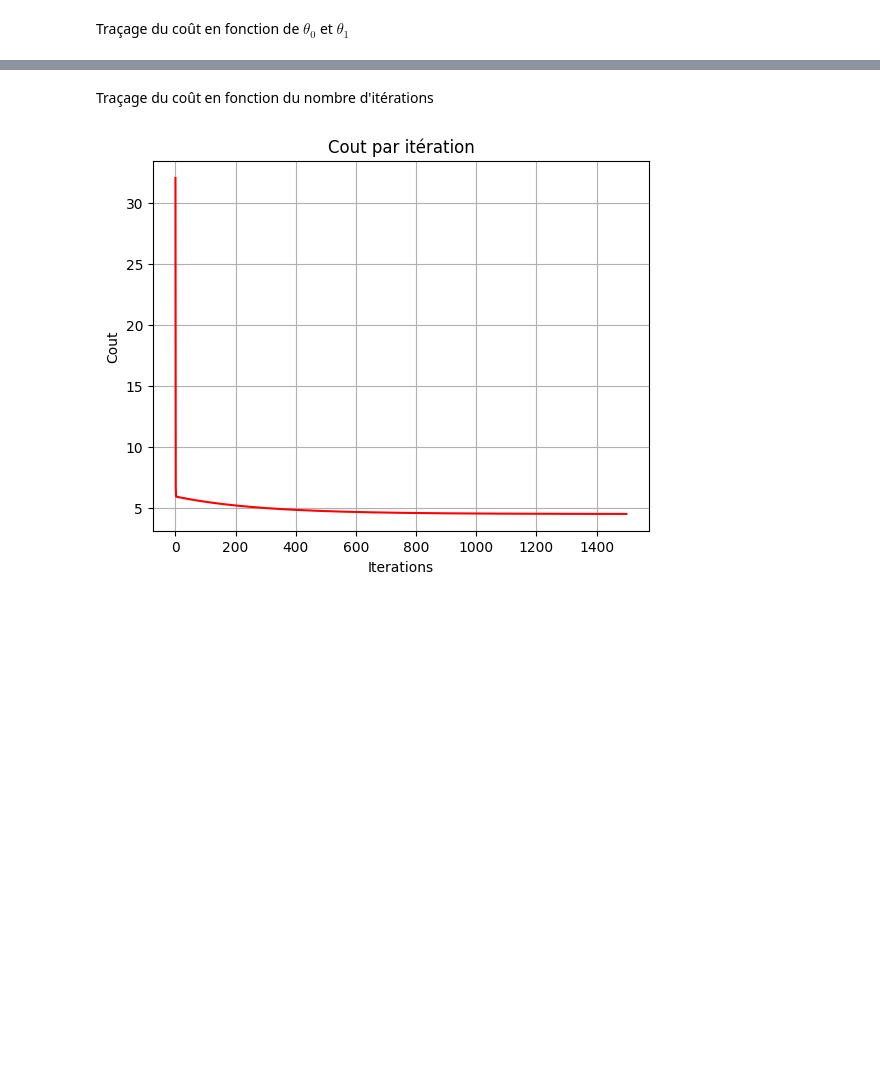
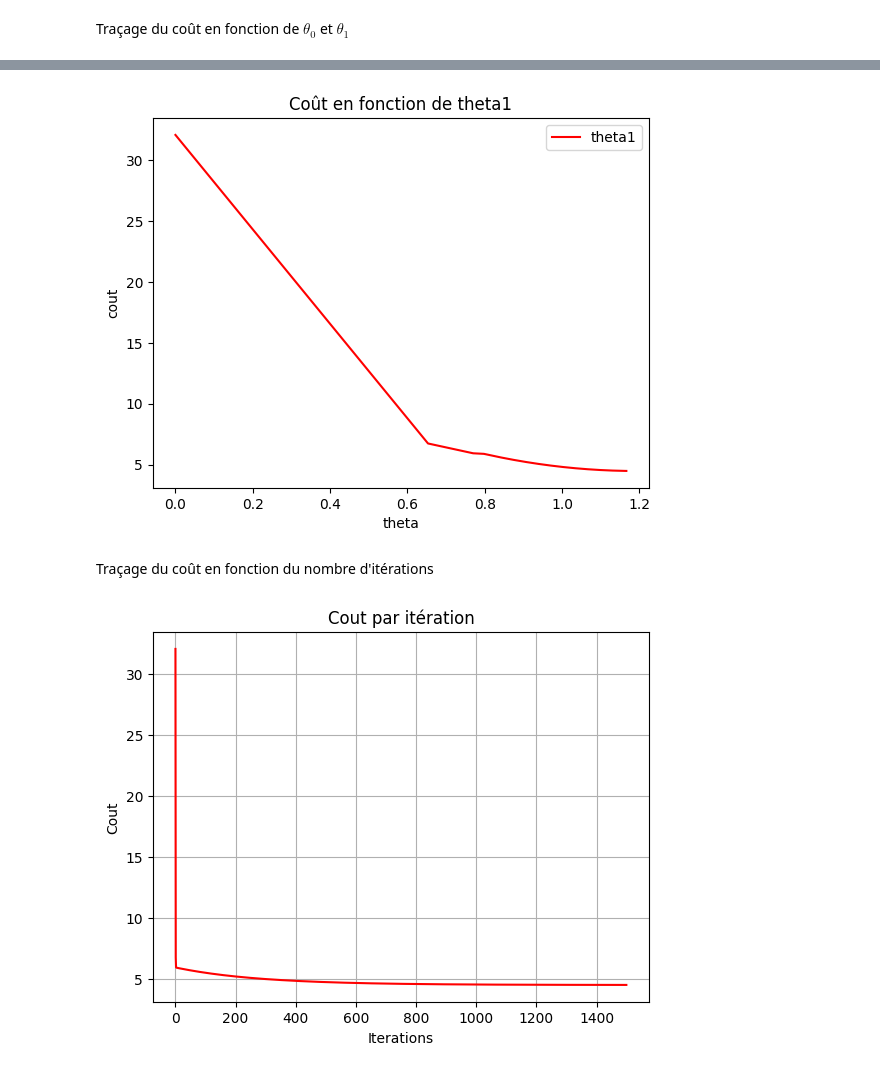
Before and after one commit to AitMoussa-Ali/GradientDescent, a Jupyter notebook: TP 2 Descente du gradient.ipynb, the cells around one changed output, grey strips where cells are left out. Cells and saved outputs as stored; diff of their text form; code cells hidden in the pictures; blank space fills up the shorter version.

```diff
--- a/TP 2 Descente du gradient.ipynb
+++ b/TP 2 Descente du gradient.ipynb
@@ -191,3 +202,12 @@ Traçage du coût en fonction de $\theta_0$ et $\theta_1$
+# %%
+plt.plot(theta1, costs, c='red')
+plt.xlabel('theta')
+plt.ylabel('cout')
+plt.title('Coût en fonction de theta1')
+plt.legend(['theta1'])
+plt.show()
+# %% [output]
+[figure, added]
 # %% [markdown]
 Traçage du coût en fonction du nombre d'itérations
 # %%
```
Also changed, not shown: parts of 8 cells of this notebook.
